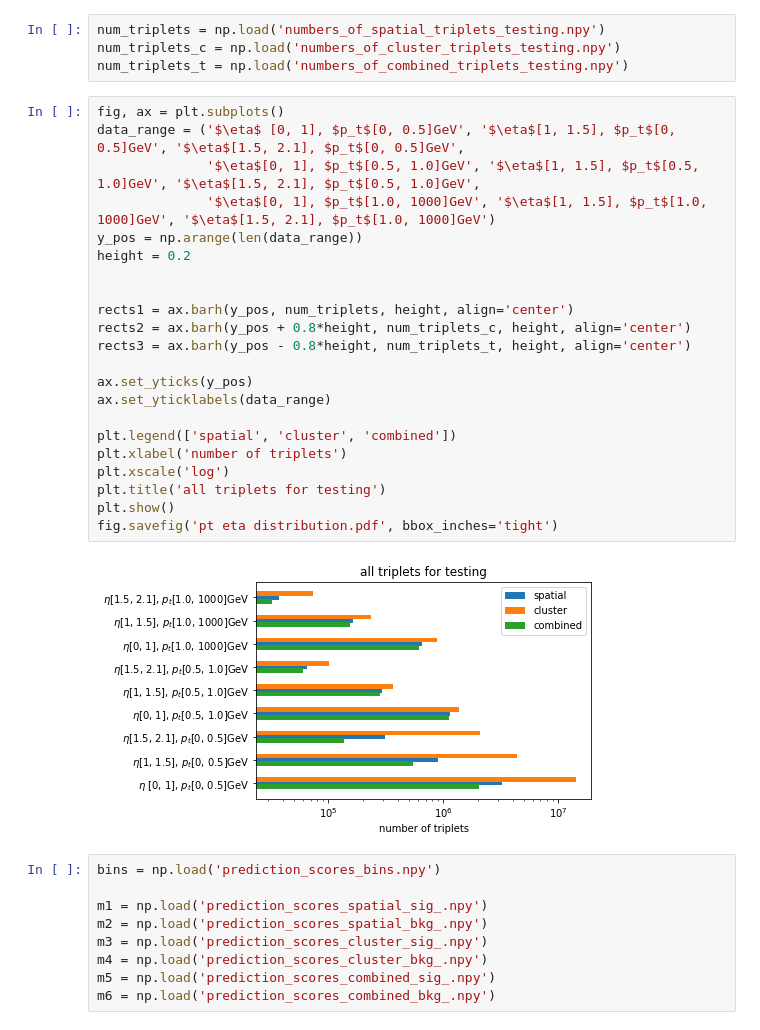
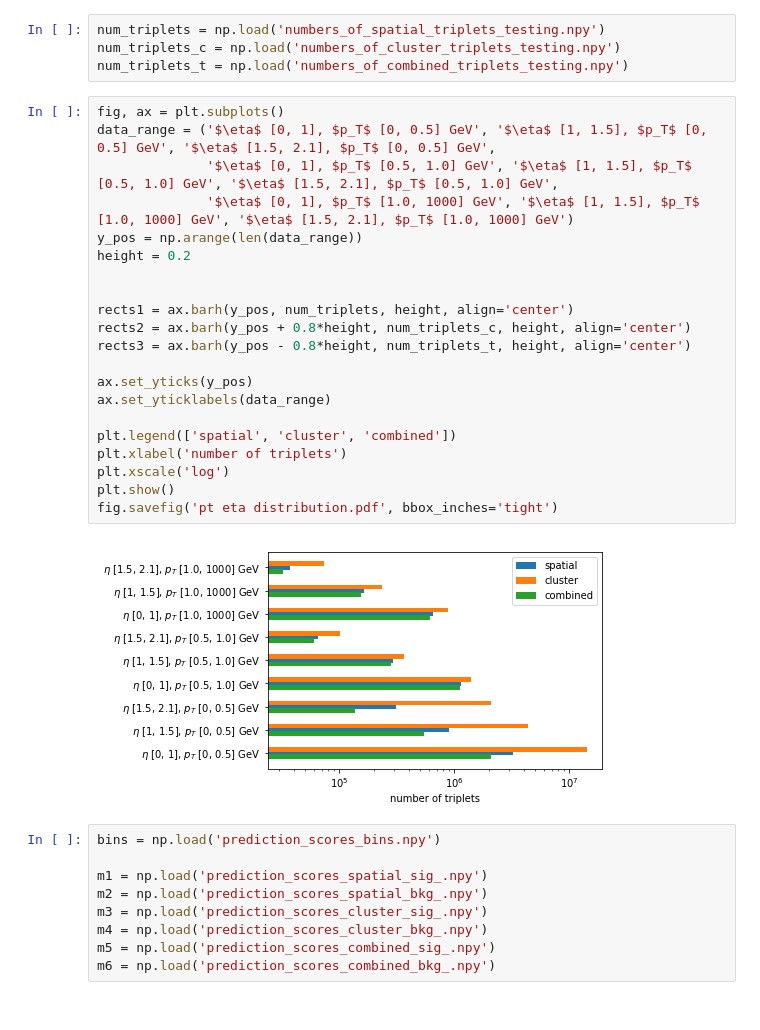
Before and after one commit to jason777777777/ATLAS, a Jupyter notebook: rresults/Result.ipynb, the cells around one changed output. Saved outputs shown, nothing was run; the diff lists cells and outputs as text.

Commit message:
updated data presentation

```diff
--- a/rresults/Result.ipynb
+++ b/rresults/Result.ipynb
@@ -269,28 +280,27 @@ num_triplets_c = np.load('numbers_of_cluster_triplets_testing.npy')
 num_triplets_t = np.load('numbers_of_combined_triplets_testing.npy')
 # %%
 fig, ax = plt.subplots()
-data_range = ('$\eta$ [0, 1], $p_t$[0, 0.5]GeV', '$\eta$[1, 1.5], $p_t$[0, 0.5]GeV', '$\eta$[1.5, 2.1], $p_t$[0, 0.5]GeV',
-              '$\eta$[0, 1], $p_t$[0.5, 1.0]GeV', '$\eta$[1, 1.5], $p_t$[0.5, 1.0]GeV', '$\eta$[1.5, 2.1], $p_t$[0.5, 1.0]GeV',
-              '$\eta$[0, 1], $p_t$[1.0, 1000]GeV', '$\eta$[1, 1.5], $p_t$[1.0, 1000]GeV', '$\eta$[1.5, 2.1], $p_t$[1.0, 1000]GeV')
+data_range = ('$\eta$ [0, 1], $p_T$ [0, 0.5] GeV', '$\eta$ [1, 1.5], $p_T$ [0, 0.5] GeV', '$\eta$ [1.5, 2.1], $p_T$ [0, 0.5] GeV',
+              '$\eta$ [0, 1], $p_T$ [0.5, 1.0] GeV', '$\eta$ [1, 1.5], $p_T$ [0.5, 1.0] GeV', '$\eta$ [1.5, 2.1], $p_T$ [0.5, 1.0] GeV',
+              '$\eta$ [0, 1], $p_T$ [1.0, 1000] GeV', '$\eta$ [1, 1.5], $p_T$ [1.0, 1000] GeV', '$\eta$ [1.5, 2.1], $p_T$ [1.0, 1000] GeV')
 y_pos = np.arange(len(data_range))
 height = 0.2
 
 
 rects1 = ax.barh(y_pos, num_triplets, height, align='center')
 rects2 = ax.barh(y_pos + 0.8*height, num_triplets_c, height, align='center')
 rects3 = ax.barh(y_pos - 0.8*height, num_triplets_t, height, align='center')
 
 ax.set_yticks(y_pos)
 ax.set_yticklabels(data_range)
 
 plt.legend(['spatial', 'cluster', 'combined'])
 plt.xlabel('number of triplets')
 plt.xscale('log')
-plt.title('all triplets for testing')
 plt.show()
 fig.savefig('pt eta distribution.pdf', bbox_inches='tight')
 # %% [output]
-[figure, old version]
+[figure, new version]
 # %%
 bins = np.load('prediction_scores_bins.npy')
 
```
Also changed, not shown: parts of 5 cells of this notebook, 6 other files.
